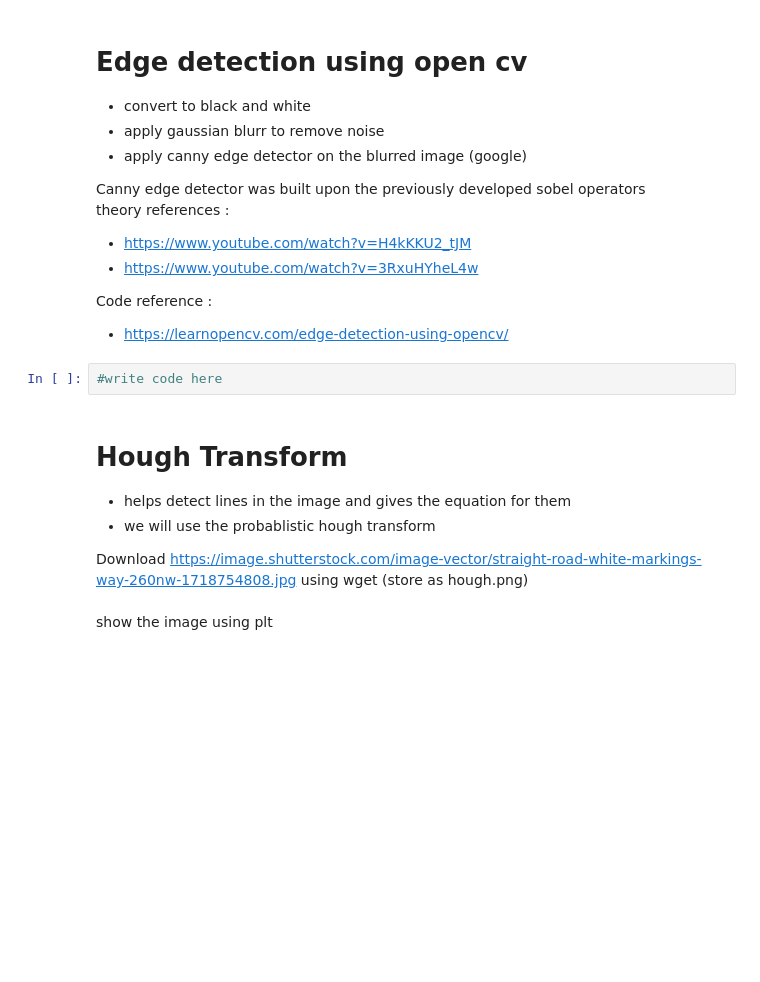
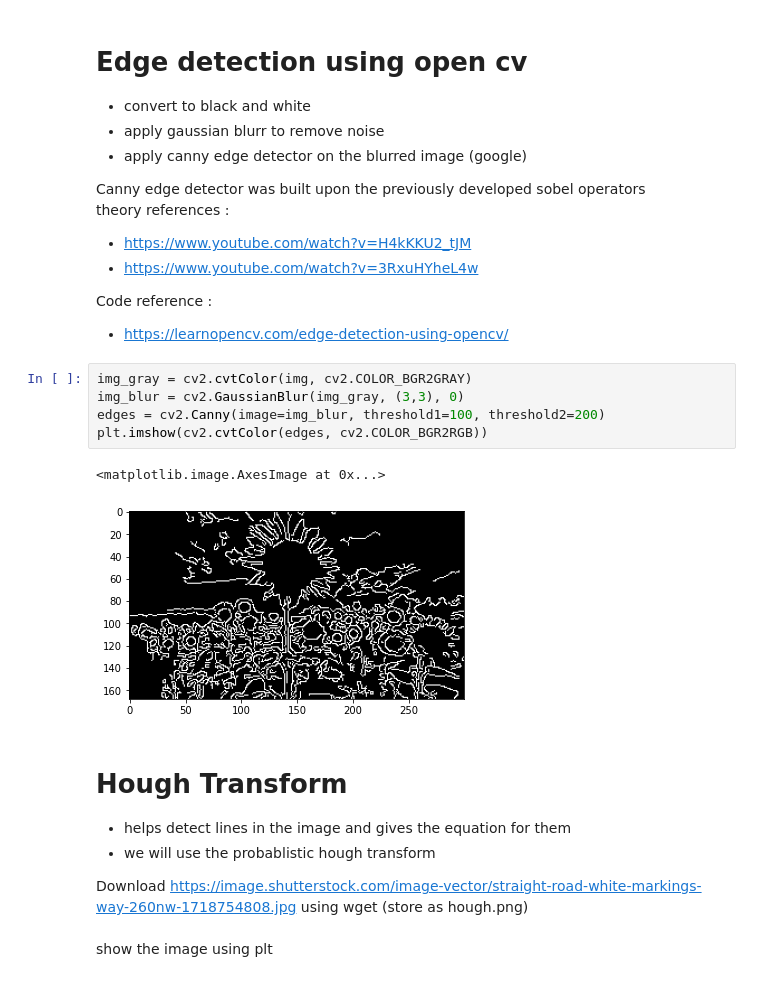
Before and after one commit to maitreya-v/Synapse_LP, a Jupyter notebook: CV_week1.ipynb, the cells around one changed output. Saved outputs shown, nothing was run; the diff lists cells and outputs as text; blank space fills up the shorter version.

```diff
--- a/CV_week1.ipynb
+++ b/CV_week1.ipynb
@@ -425,8 +435,14 @@ theory references : <br>
 
 Code reference : <br>
  - https://learnopencv.com/edge-detection-using-opencv/
-# %%
-#write code here
+# %%
+img_gray = cv2.cvtColor(img, cv2.COLOR_BGR2GRAY)
+img_blur = cv2.GaussianBlur(img_gray, (3,3), 0)
+edges = cv2.Canny(image=img_blur, threshold1=100, threshold2=200)
+plt.imshow(cv2.cvtColor(edges, cv2.COLOR_BGR2RGB))
+# %% [output]
+<matplotlib.image.AxesImage at 0x...>
+[figure, added]
 # %% [markdown]
 # Hough Transform
  - helps detect lines in the image and gives the equation for them
```
Also changed, not shown: parts of 4 cells of this notebook.
